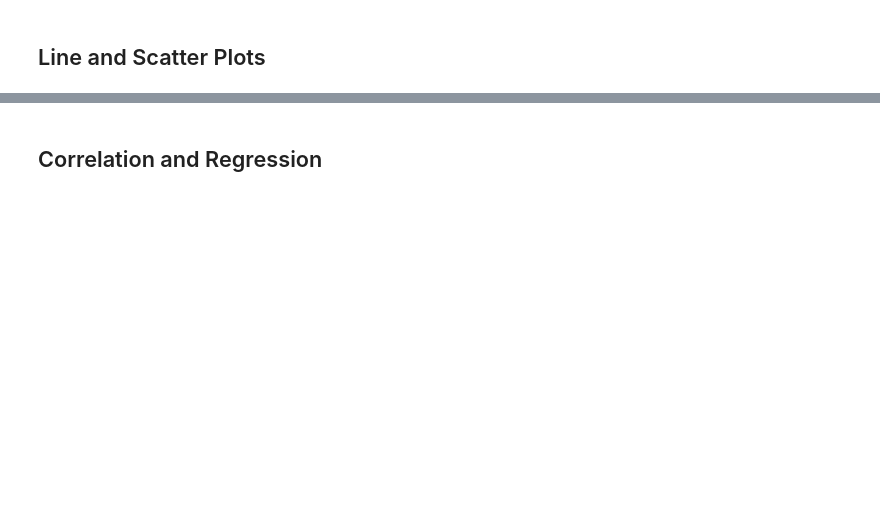
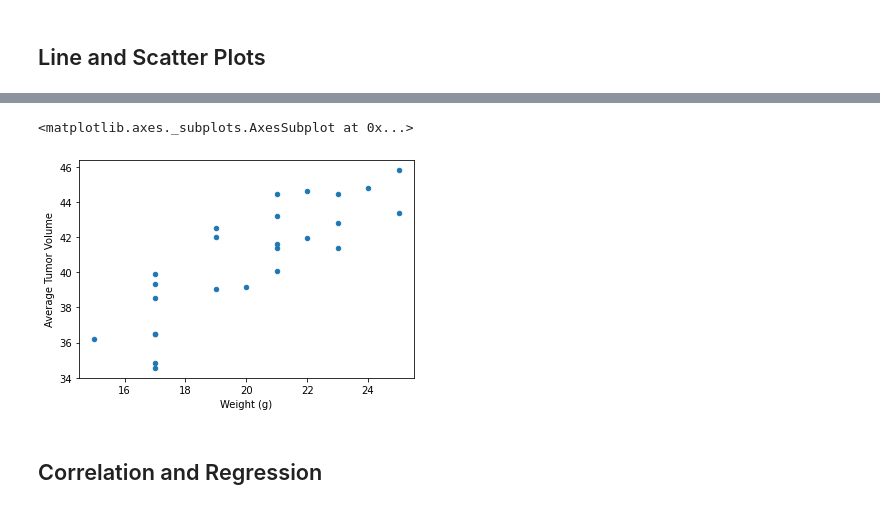
Before and after one commit to NoahGoldstein13/Matplotlib-Challenge, a Jupyter notebook: pymaceuticals_starter.ipynb, the cells around one changed output, grey strips where cells are left out. Drawn from its saved outputs; the diff is of its cells as text; code cells hidden in the pictures; blank space fills up the shorter version.

```diff
--- a/pymaceuticals_starter.ipynb
+++ b/pymaceuticals_starter.ipynb
@@ -223,4 +218,12 @@ capomulin_slim_df.plot.line(x='Tumor Volume (mm3)', y='Timepoint')
 # %%
 # Generate a scatter plot of average tumor volume vs. mouse weight for the Capomulin regimen
+avg = capomulin_df.groupby(["Mouse ID","Weight (g)"])["Tumor Volume (mm3)"].mean().reset_index()
+avg_df = pd.DataFrame(avg)
+avg_df = avg_df.rename(columns={'Tumor Volume (mm3)':'Average Tumor Volume'})
+
+avg_df.plot(kind="scatter",x="Weight (g)", y="Average Tumor Volume")
+# %% [output]
+<matplotlib.axes._subplots.AxesSubplot at 0x...>
+[figure, added]
 # %% [markdown]
 ## Correlation and Regression
```
Also changed, not shown: parts of 8 cells of this notebook.
